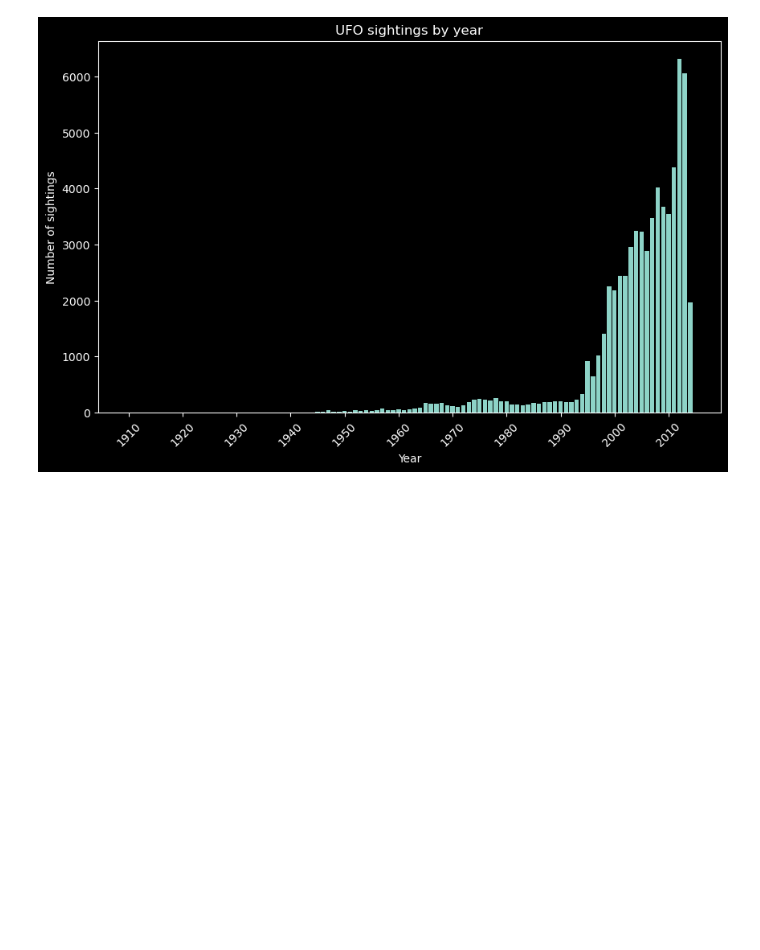
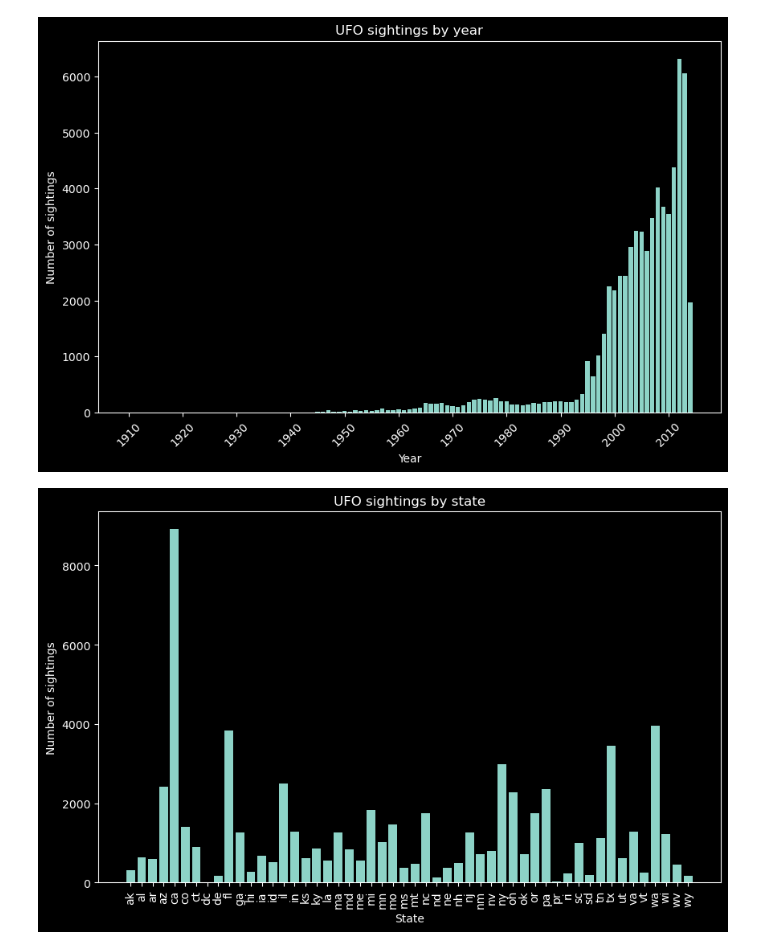
Before and after one commit to KushAGarg/project-3, a Jupyter notebook: data/andrew.ipynb, the cells around one changed output. Saved outputs shown, nothing was run; the diff lists cells and outputs as text; code cells hidden in the pictures; blank space fills up the shorter version.

Commit message:
updated graphs

```diff
--- a/data/andrew.ipynb
+++ b/data/andrew.ipynb
@@ -149,0 +149,22 @@ plt.show()
+# %%
+# Graph the sightings by state
+sightings_by_state = df_ufo.groupby('state').count()
+sightings_by_state = sightings_by_state["ID"]
+
+# Create the plot
+plt.style.use('dark_background')
+plt.figure(figsize=(10, 6))
+plt.bar(sightings_by_state.index, sightings_by_state.values)
+
+# Customize x-axis ticks to show only every decade
+plt.xticks(rotation = 90)
+
+# Set labels and title
+plt.xlabel('State')
+plt.ylabel('Number of sightings')
+plt.title('UFO sightings by state')
+
+# Show the plot
+plt.show()
+# %% [output]
+[figure, added]
```
Also changed, not shown: parts of 6 cells of this notebook.
